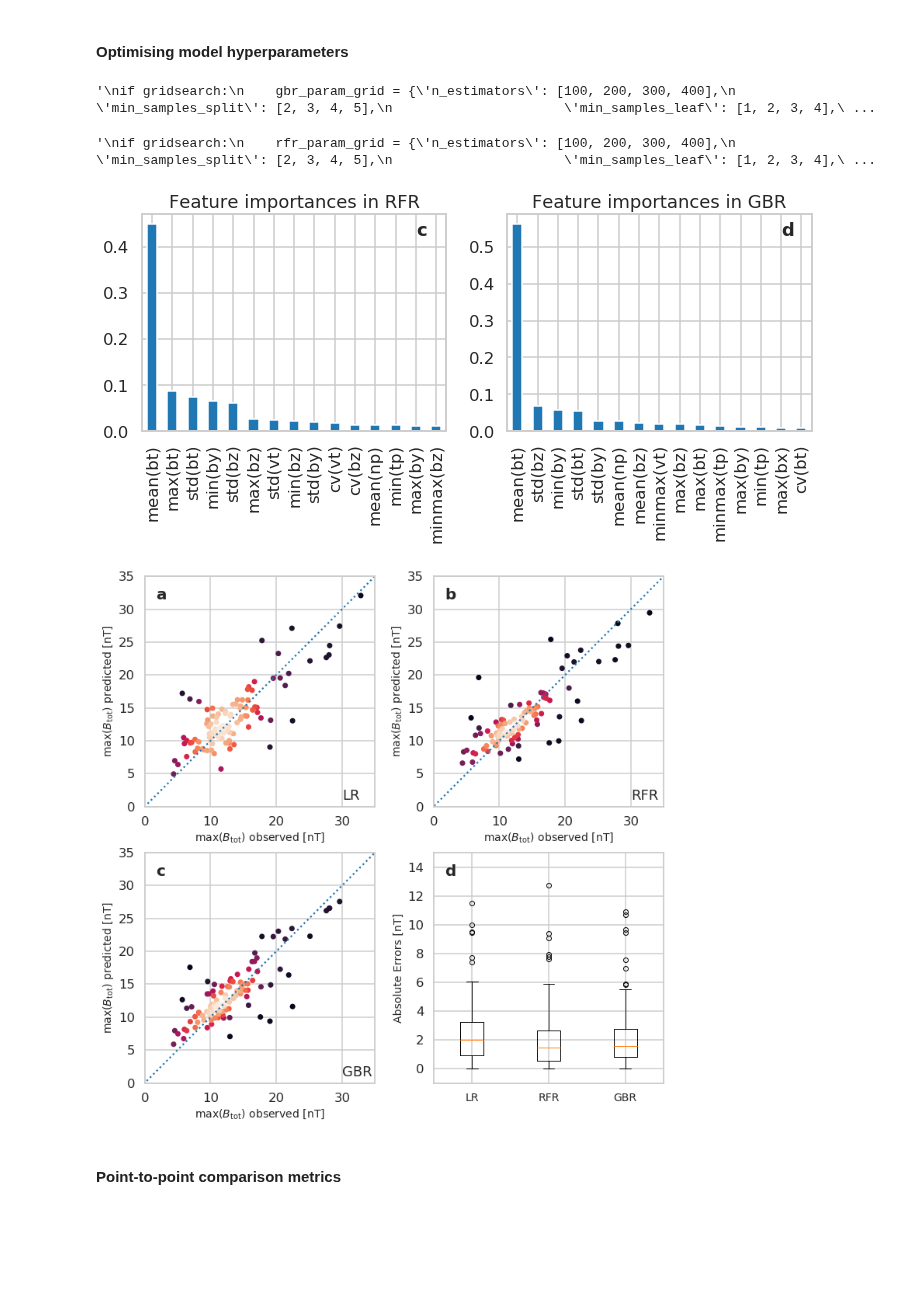
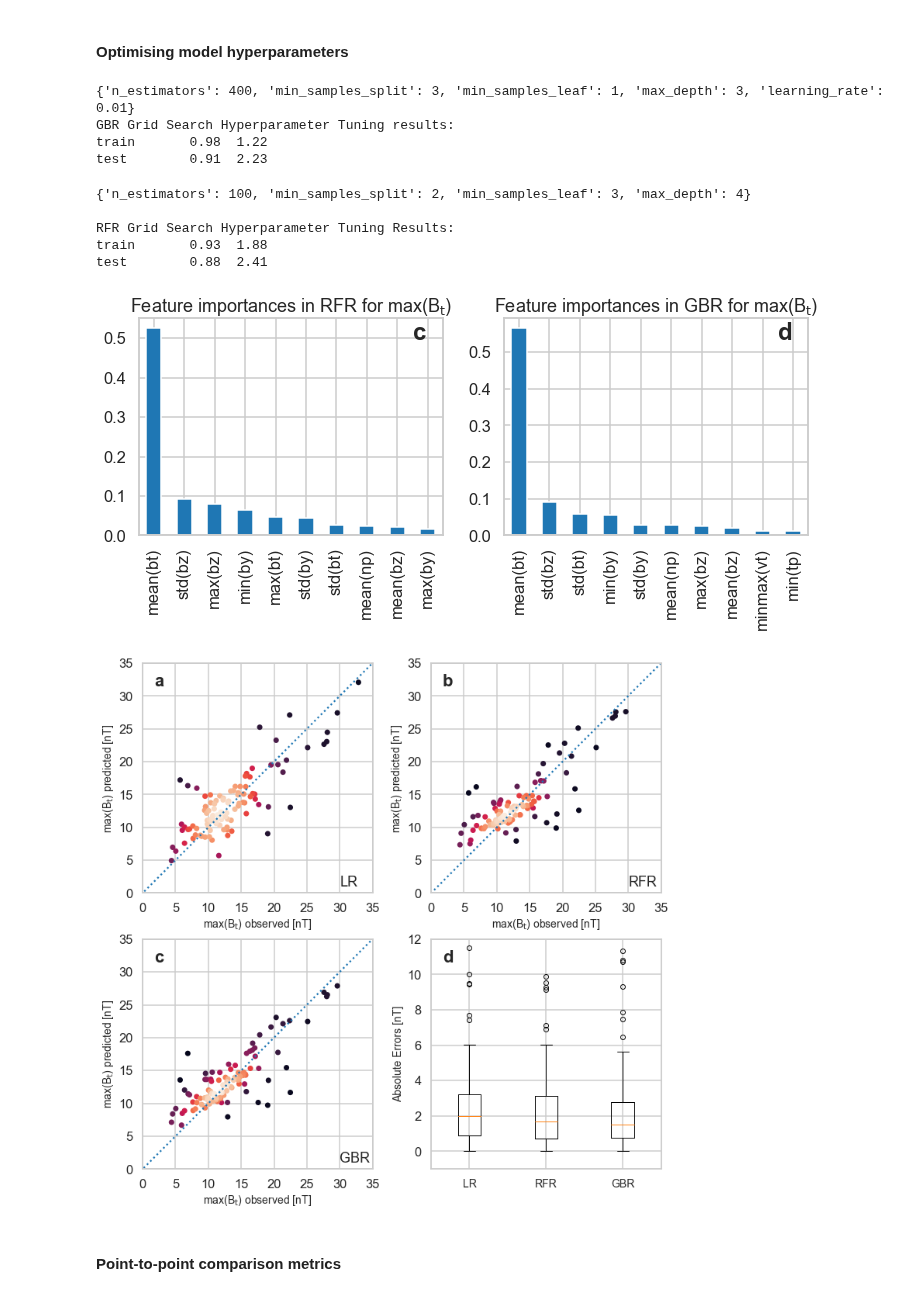
Before and after one commit to helioforecast/Papers, a Jupyter notebook: Reiss2021_MLrope/mfrpred_mreiss_btot.ipynb, the cells around one changed output. Drawn from its saved outputs; the diff is of its cells as text; code cells hidden in the pictures; blank space fills up the shorter version.

```diff
--- a/Reiss2021_MLrope/mfrpred_mreiss_btot.ipynb
+++ b/Reiss2021_MLrope/mfrpred_mreiss_btot.ipynb
@@ -639,19 +626,19 @@ gridsearch = False
 
 from sklearn.model_selection import RandomizedSearchCV
 # %%
-'''
 if gridsearch:
-    gbr_param_grid = {'n_estimators': [100, 200, 300, 400],
+    gbr_param_grid = {'n_estimators': [100, 125, 150, 175, 200, 225, 250, 275, 300, 325, 350, 375, 400],
                       'min_samples_split': [2, 3, 4, 5],
                       'min_samples_leaf': [1, 2, 3, 4],
-                      'max_depth': [2, 3, 4, 5]}
+                      'max_depth': [2, 3, 4, 5],
+                      'learning_rate': [0.01, 0.1]}
     clf_gbr = GradientBoostingRegressor()
     clf = RandomizedSearchCV(clf_gbr, gbr_param_grid, n_iter=200, cv=3, verbose=1)
     cv_model = clf.fit(X_train, y_train)
     best_params_gbr = cv_model.best_params_
 else:
-    best_params_gbr = {'n_estimators': 200, 'min_samples_split': 2,
-                       'min_samples_leaf': 1, 'max_depth': 2}
+    best_params_gbr = {'n_estimators': 400, 'min_samples_split': 3,
+                       'min_samples_leaf': 1, 'max_depth': 3, 'learning_rate': 0.01}
 
 print(best_params_gbr)
 models['gbr'] = GradientBoostingRegressor(**best_params_gbr)
@@ -666,11 +653,12 @@ y_pred1 = models['gbr'].predict(X_test)
 mae1 = mean_absolute_error(np.squeeze(y_test), np.squeeze(y_pred1))
 cc1 = scipy.stats.pearsonr(np.squeeze(y_test), np.squeeze(y_pred1))[0]
 print("{:<10}{:6.2f}{:6.2f}".format('test', cc1, mae1))
-'''
 # %% [output]
-'\nif gridsearch:\n    gbr_param_grid = {\'n_estimators\': [100, 200, 300, 400],\n                      \'min_samples_split\': [2, 3, 4, 5],\n                      \'min_samples_leaf\': [1, 2, 3, 4],\ ...
+{'n_estimators': 400, 'min_samples_split': 3, 'min_samples_leaf': 1, 'max_depth': 3, 'learning_rate': 0.01}
+GBR Grid Search Hyperparameter Tuning results:
+train       0.98  1.22
+test        0.91  2.23
 # %%
-'''
 if gridsearch:
     rfr_param_grid = {'n_estimators': [100, 200, 300, 400],
                       'min_samples_split': [2, 3, 4, 5],
@@ -681,8 +669,8 @@ if gridsearch:
     cv_model_rfr = clf_rfr.fit(X_train, y_train)
     best_params_rfr = cv_model_rfr.best_params_
 else:
-    best_params_rfr = {'n_estimators': 300, 'min_samples_split': 3,
-                       'min_samples_leaf': 3, 'max_depth': 5}
+    best_params_rfr = {'n_estimators': 100, 'min_samples_split': 2,
+                       'min_samples_leaf': 3, 'max_depth': 4}
 
 print(best_params_rfr)
 models['rfr'] = RandomForestRegressor(**best_params_rfr)
@@ -698,9 +686,12 @@ y_pred1 = models['rfr'].predict(X_test)
 mae1 = mean_absolute_error(np.squeeze(y_test), np.squeeze(y_pred1))
 cc1 = scipy.stats.pearsonr(np.squeeze(y_test), np.squeeze(y_pred1))[0]
 print("{:<10}{:6.2f}{:6.2f}".format('test', cc1, mae1))
-'''
 # %% [output]
-'\nif gridsearch:\n    rfr_param_grid = {\'n_estimators\': [100, 200, 300, 400],\n                      \'min_samples_split\': [2, 3, 4, 5],\n                      \'min_samples_leaf\': [1, 2, 3, 4],\ ...
+{'n_estimators': 100, 'min_samples_split': 2, 'min_samples_leaf': 3, 'max_depth': 4}
+
+RFR Grid Search Hyperparameter Tuning Results:
+train       0.93  1.88
+test        0.88  2.41
 # %%
 # Select best models according to scores
 model1 = models['lr']
@@ -713,29 +704,29 @@ y_pred3 = model3.predict(X_test)
 # %%
 sns.set_context("talk")
 sns.set_style('whitegrid')
 
 importances = model3.feature_importances_
 indices = np.argsort(importances)
-feat_imps_rfr = pd.Series(model2.feature_importances_, use_features).sort_values(ascending=False)[0:15]
-feat_imps_gbr = pd.Series(model3.feature_importances_, use_features).sort_values(ascending=False)[0:15]
+feat_imps_rfr = pd.Series(model2.feature_importances_, use_features).sort_values(ascending=False)[0:10]
+feat_imps_gbr = pd.Series(model3.feature_importances_, use_features).sort_values(ascending=False)[0:10]
 
 # Plot the feature importances of the forest
 fig, (ax1, ax2) = plt.subplots(1, 2, figsize=(12,4))
-feat_imps_rfr.plot(kind='bar', title="Feature importances in RFR", ax=ax1)
-feat_imps_gbr.plot(kind='bar', title="Feature importances in GBR", ax=ax2)
+feat_imps_rfr.plot(kind='bar', title="Feature importances in RFR for max(B$_{\mathrm{t}}$)", ax=ax1)
+feat_imps_gbr.plot(kind='bar', title="Feature importances in GBR for max(B$_{\mathrm{t}}$)", ax=ax2)
 plt.subplots_adjust(wspace=0.2)
 
 # Possible method of interpretation for LR:
 # https://scikit-learn.org/stable/auto_examples/inspection/plot_linear_model_coefficient_interpretation.html
 
 for ax, ann in zip([ax1, ax2], ['c', 'd']):
-    ax.text(.9, .9, ann, transform=ax.transAxes, fontsize=18, weight='bold')
+    ax.text(.9, .9, ann, transform=ax.transAxes, fontsize=24, weight='bold')
 
 argv3='feature_importance_maxbt_{}h.pdf'.format(feature_hours)
 plt.savefig('plots/' + argv3, bbox_inches='tight')
 plt.show()
 # %% [output]
-[figure, old version]
+[figure, new version]
 # %%
 # (n, 1) -- (n,)
 y_test = np.squeeze(y_test)
@@ -747,6 +738,7 @@ y_pred3 = np.squeeze(y_pred3)
 # %%
 # Create scatter density plots for different models
 from scipy.stats import gaussian_kde
+from matplotlib.ticker import (AutoMinorLocator, MultipleLocator)
 
 fig, [(ax1,ax2),(ax3,ax4)] = plt.subplots(2, 2,figsize=(12,12))
 
@@ -762,9 +754,14 @@ ax1.set_xlim([0,35])
 ax1.set_ylim([0,35])
 ax1.set_aspect('equal', 'box')
 ax1.text(30, 1, 'LR', fontsize=18)
-ax1.set_xlabel('max($B_{\mathrm{tot}}$) observed [nT]', fontsize=14)
-ax1.set_ylabel('max($B_{\mathrm{tot}}$) predicted [nT]', fontsize=14)
+ax1.set_xlabel('max(B$_{\mathrm{t}}$) observed [nT]', fontsize=14)
+ax1.set_ylabel('max(B$_{\mathrm{t}}$) predicted [nT]', fontsize=14)
 ax1.plot([-100, 100],[-100, 100], ls=":")
+
+# Change major ticks
+ax1.xaxis.set_major_locator(MultipleLocator(5))
+ax1.yaxis.set_major_locator(MultipleLocator(5))
+
 x = y_test
 y = y_pred2
 xy = np.vstack([x,y])
@@ -777,9 +774,13 @@ ax2.set_xlim([0,35])
 ax2.set_ylim([0,35])
 ax2.set_aspect('equal', 'box')
 ax2.text(30, 1, 'RFR', fontsize=18)
-ax2.set_xlabel('max($B_{\mathrm{tot}}$) observed [nT]', fontsize=14)
-ax2.set_ylabel('max($B_{\mathrm{tot}}$) predicted [nT]', fontsize=14)
+ax2.set_xlabel('max(B$_{\mathrm{t}}$) observed [nT]', fontsize=14)
+ax2.set_ylabel('max(B$_{\mathrm{t}}$) predicted [nT]', fontsize=14)
 ax2.plot([-100, 100],[-100,100], ls=":")
+
+# Change major ticks
+ax2.xaxis.set_major_locator(MultipleLocator(5))
+ax2.yaxis.set_major_locator(MultipleLocator(5))
 
 x = y_test
 y = y_pred3
@@ -794,25 +795,32 @@ ax3.set_xlim([0,35])
 ax3.set_ylim([0,35])
 ax3.set_aspect('equal', 'box')
 ax3.text(30, 1, 'GBR', fontsize=18)
-ax3.set_xlabel('max($B_{\mathrm{tot}}$) observed [nT]', fontsize=14)
-ax3.set_ylabel('max($B_{\mathrm{tot}}$) predicted [nT]', fontsize=14)
+ax3.set_xlabel('max(B$_{\mathrm{t}}$) observed [nT]', fontsize=14)
+ax3.set_ylabel('max(B$_{\mathrm{t}}$) predicted [nT]', fontsize=14)
+
+# Change major ticks
+ax3.xaxis.set_major_locator(MultipleLocator(5))
+ax3.yaxis.set_major_locator(MultipleLocator(5))
 
 ax4.boxplot([np.abs(y_test-y_pred1),np.abs(y_test-y_pred2),np.abs(y_test-y_pred3)])
-ax4.set_ylim([-1,15])
+ax4.set_ylim([-1,12])
 plt.xticks([1, 2, 3], ['LR', 'RFR', 'GBR'], fontsize=14)
 asp = np.diff(ax4.get_xlim())[0] / np.diff(ax4.get_ylim())[0]
 ax4.set_aspect(asp)
 ax4.set_ylabel('Absolute Errors [nT]', fontsize=14)
 
+# Change major ticks
+ax4.yaxis.set_major_locator(MultipleLocator(2))
+
 plt.subplots_adjust(wspace=0.25)
 for ax, ann in zip([ax1, ax2, ax3, ax4], ['a', 'b', 'c', 'd']):
-    ax.text(.05, .9, ann, transform=ax.transAxes, fontsize=20, weight='bold')
+    ax.text(.05, .9, ann, transform=ax.transAxes, fontsize=22, weight='bold')
 
 argv3='scatter_plot_maxbt_{}h.pdf'.format(feature_hours)
 plt.savefig('plots/' + argv3, bbox_inches='tight')
 plt.show()
 # %% [output]
-[figure, old version]
+[figure, new version]
 # %% [markdown]
 #### Point-to-point comparison metrics
 # %%
```
Also changed, not shown: parts of 17 cells of this notebook, 36 other files.
